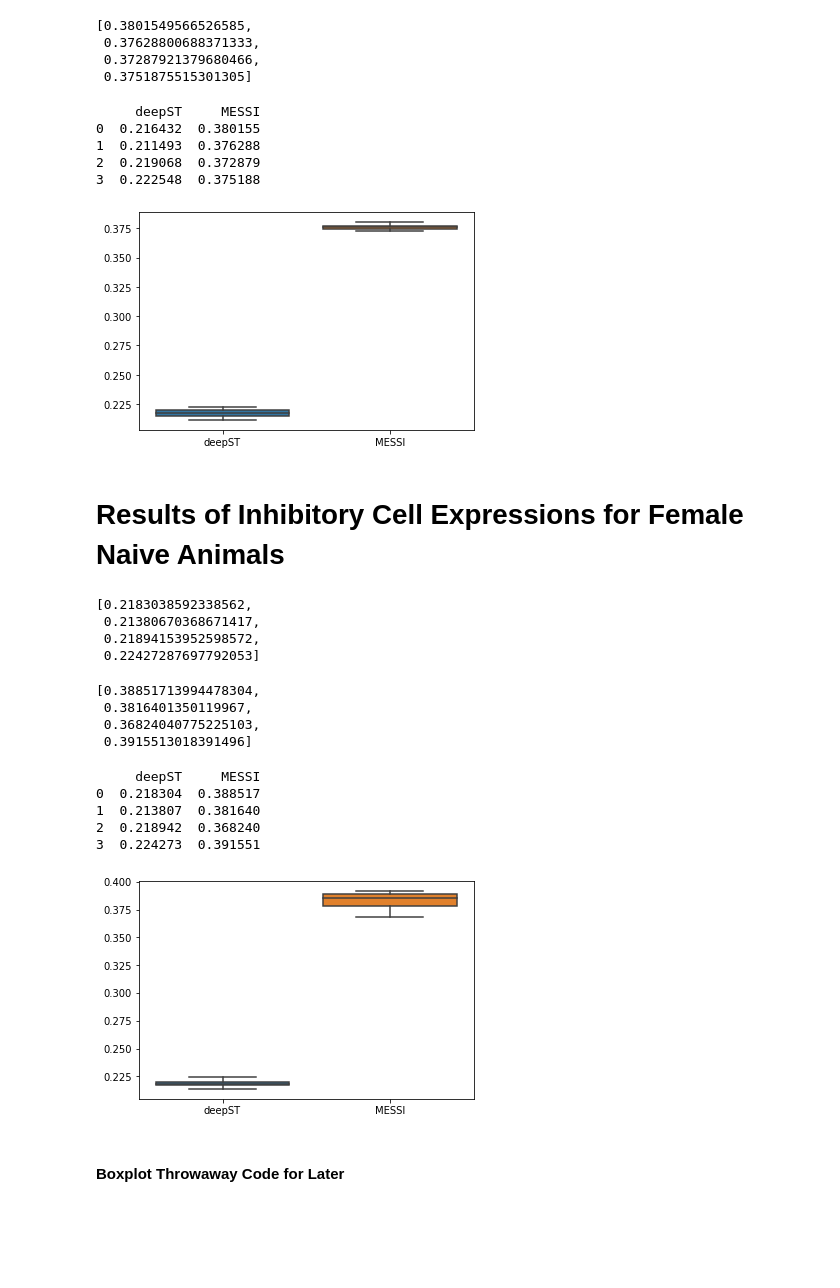
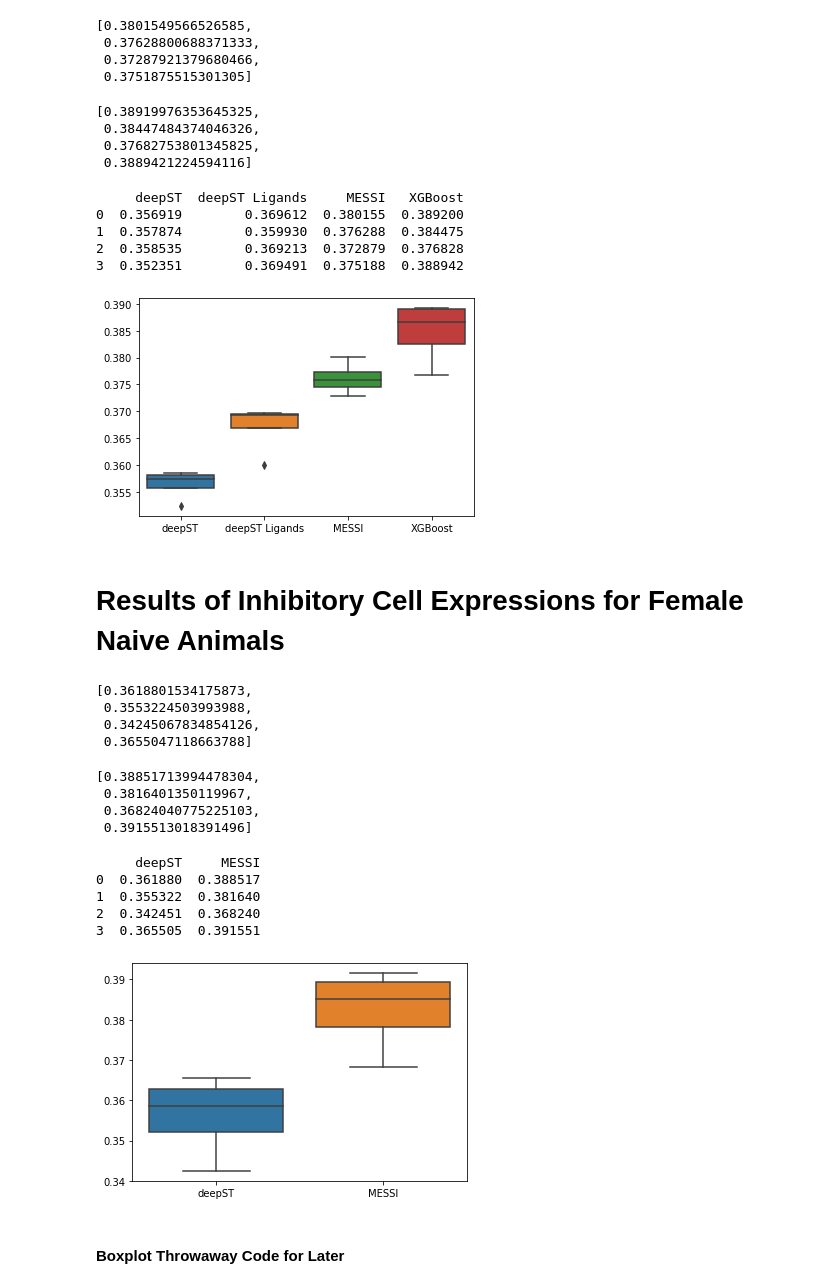
Before and after one commit to prob-ml/spice, a Jupyter notebook: examples/Plots.ipynb, the cells around one changed output. Drawn from its saved outputs; the diff is of its cells as text; code cells hidden in the pictures; blank space fills up the shorter version.

```diff
--- a/examples/Plots.ipynb
+++ b/examples/Plots.ipynb
@@ -19,0 +20,4 @@ deepST_excitatory_values
+# %%
+deepST_excitatory_ligandsOnly = json.load(open('deepST_MAE_excitatory_ligandsOnly.json'))
+# %%
+deepST_excitatory_values_ligandsOnly = [deepST_excitatory_ligandsOnly["['Female']_['Naive']_" + str(i)] for i in range(1,5)] # female naive animals are 1,2,3,4
@@ -28,26 +39,39 @@ MESSI_excitatory_values
  0.37628800688371333,
  0.37287921379680466,
  0.3751875515301305]
+# %%
+XGBoost_excitatory = json.load(open('XGBoost_MAE_excitatory.json'))
+# %%
+XGBoost_excitatory_values = [XGBoost_excitatory["['Female']_['Naive']_" + str(i)] for i in range(1,5)] # female naive animals are 1,2,3,4
+# %%
+XGBoost_excitatory_values
+# %% [output]
+[0.38919976353645325,
+ 0.38447484374046326,
+ 0.37682753801345825,
+ 0.3889421224594116]
 # %%
 # create a DataFrame
 df_deepST = pd.DataFrame({'deepST': deepST_excitatory_values})
 df_MESSI = pd.DataFrame({'MESSI': MESSI_excitatory_values})
+df_XGBoost = pd.DataFrame({'XGBoost': XGBoost_excitatory_values})
+df_deepST_ligandsOnly = pd.DataFrame({'deepST Ligands': deepST_excitatory_values_ligandsOnly})
 
-df = pd.concat([df_deepST, df_MESSI], axis=1)
+df = pd.concat([df_deepST, df_deepST_ligandsOnly, df_MESSI, df_XGBoost], axis=1)
 print(df)
 
 # create plot
 ax = sns.boxplot(data=df)
 
 # show plot
 plt.show()
 # %% [output]
-     deepST     MESSI
-0  0.216432  0.380155
-1  0.211493  0.376288
-2  0.219068  0.372879
-3  0.222548  0.375188
+     deepST  deepST Ligands     MESSI   XGBoost
+0  0.356919        0.369612  0.380155  0.389200
+1  0.357874        0.359930  0.376288  0.384475
+2  0.358535        0.369213  0.372879  0.376828
+3  0.352351        0.369491  0.375188  0.388942
-[figure, old version]
+[figure, new version]
 # %% [markdown]
 # Results of Inhibitory Cell Expressions for Female Naive Animals
 # %%
@@ -63,10 +87,10 @@ deepST_inhibitory_values = [deepST_inhibitory["['Female']_['Naive']_" + str(i)]
 # %%
 deepST_inhibitory_values
 # %% [output]
-[0.2183038592338562,
- 0.21380670368671417,
- 0.21894153952598572,
- 0.22427287697792053]
+[0.3618801534175873,
+ 0.3553224503993988,
+ 0.34245067834854126,
+ 0.3655047118663788]
 # %%
 MESSI_inhibitory = json.load(open('../../MESSI/tutorials/MAE_inhibitory.json'))
 # %%
@@ -93,11 +117,11 @@ ax = sns.boxplot(data=df)
 plt.show()
 # %% [output]
      deepST     MESSI
-0  0.218304  0.388517
-1  0.213807  0.381640
-2  0.218942  0.368240
-3  0.224273  0.391551
+0  0.361880  0.388517
+1  0.355322  0.381640
+2  0.342451  0.368240
+3  0.365505  0.391551
-[figure, old version]
+[figure, new version]
 # %% [markdown]
 #### Boxplot Throwaway Code for Later
 # %%
```
Also changed, not shown: parts of 3 cells of this notebook, 16 other files.
